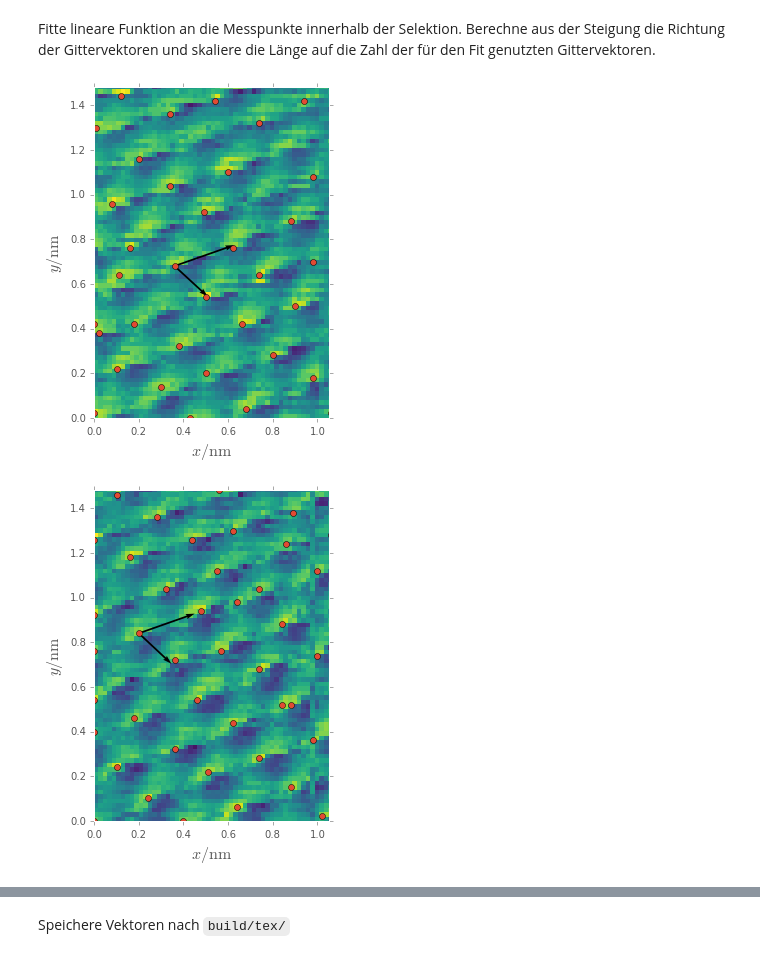
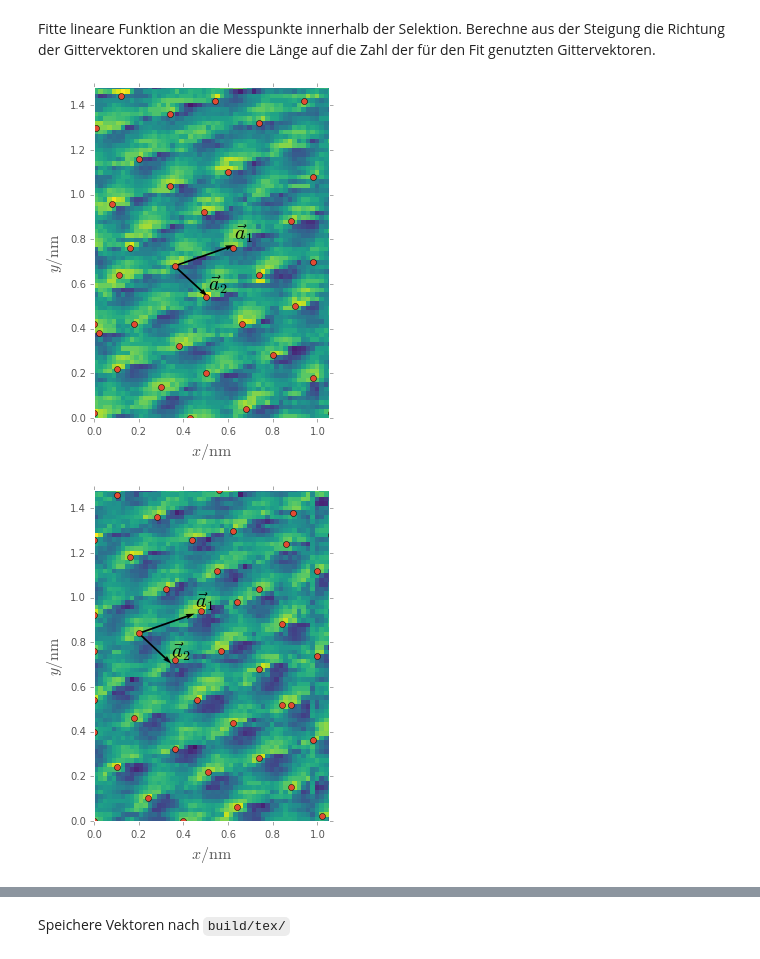
Before and after one commit to bixel/FP14, a Jupyter notebook: STM_Rastertunnelmikroskopie/analysis.ipynb, the cells around one changed output, grey strips where cells are left out. Cells and saved outputs as stored; diff of their text form; code cells hidden in the pictures.

```diff
--- a/STM_Rastertunnelmikroskopie/analysis.ipynb
+++ b/STM_Rastertunnelmikroskopie/analysis.ipynb
@@ -194,32 +194,35 @@ for data_slice in data[:4]:
         )
         fit_xs = np.array(x)[selection]
         fit_ys = np.array(y)[selection]
 
         coeff, cov = optimize.curve_fit(linear_func, fit_xs, fit_ys)
         errs = np.sqrt(np.diag(cov))
         dx = ufloat((np.max(fit_xs) - np.min(fit_xs)) / (len(fit_xs) - 1), np.std(fit_xs) / (len(fit_xs) - 1))
         gvs.append([dx, ufloat(coeff[0], errs[0]) * dx])
         xs = np.linspace(0, 2)
 
     gvs = unp.uarray([[v.n for v in vec] for vec in gvs],
                      [[v.s for v in vec] for vec in gvs])
     data_slice['gvs'] = gvs
 
     data_scale = len(data_slice['dim']) / np.max(data_slice['dim'])
     plt.figure(figsize=(preselection['x'][0] * 4, preselection['y'][0] * 4))
     # plt.figure(figsize=(10, 10))
     plt.pcolormesh(data_slice['dim'], data_slice['dim'], data_slice['data'])
     plt.plot(np.array(x), np.array(y), 'o')
     plt.quiver(x[p], y[p], noms(gvs[:,0]), noms(gvs[:,1]), angles='xy', scale=1, scale_units='xy')
     # annotate with indices if neccessary
     #for i, xy in enumerate(zip(x, y)):
     #    plt.annotate(i, xy)
+    # annotate vectors
+    for x, (gv, label) in enumerate(zip(gvs, [r'$\vec{a}_1$', r'$\vec{a}_2$'])):
+        plt.annotate(label, data_slice['xy'][:,p] + noms(gv) + np.array([0, 0.03]), fontsize=20)
     plt.xlabel(r'$x/\mathrm{nm}$', fontsize=16)
     plt.ylabel(r'$y/\mathrm{nm}$', fontsize=16)
     plt.xlim(0, preselection['x'][0])
     plt.ylim(0, preselection['y'][0])
     plt.savefig('build/plots/hopg_{}_arrows.pdf'.format(name))
     plt.show()
 # %% [output]
-[figure, old version]
+[figure, new version]
-[figure, old version]
+[figure, new version]
```
Also changed, not shown: parts of 2 cells of this notebook.
